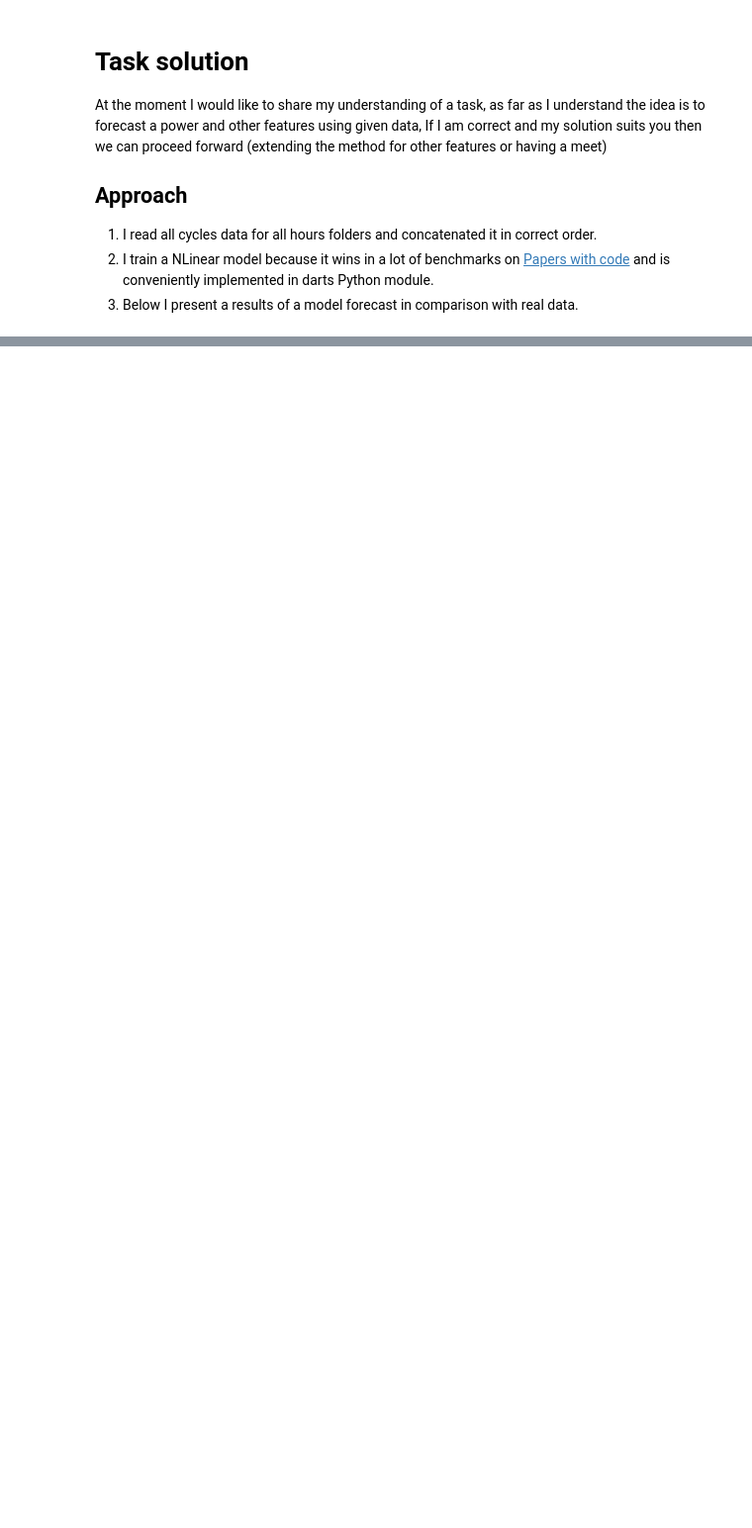
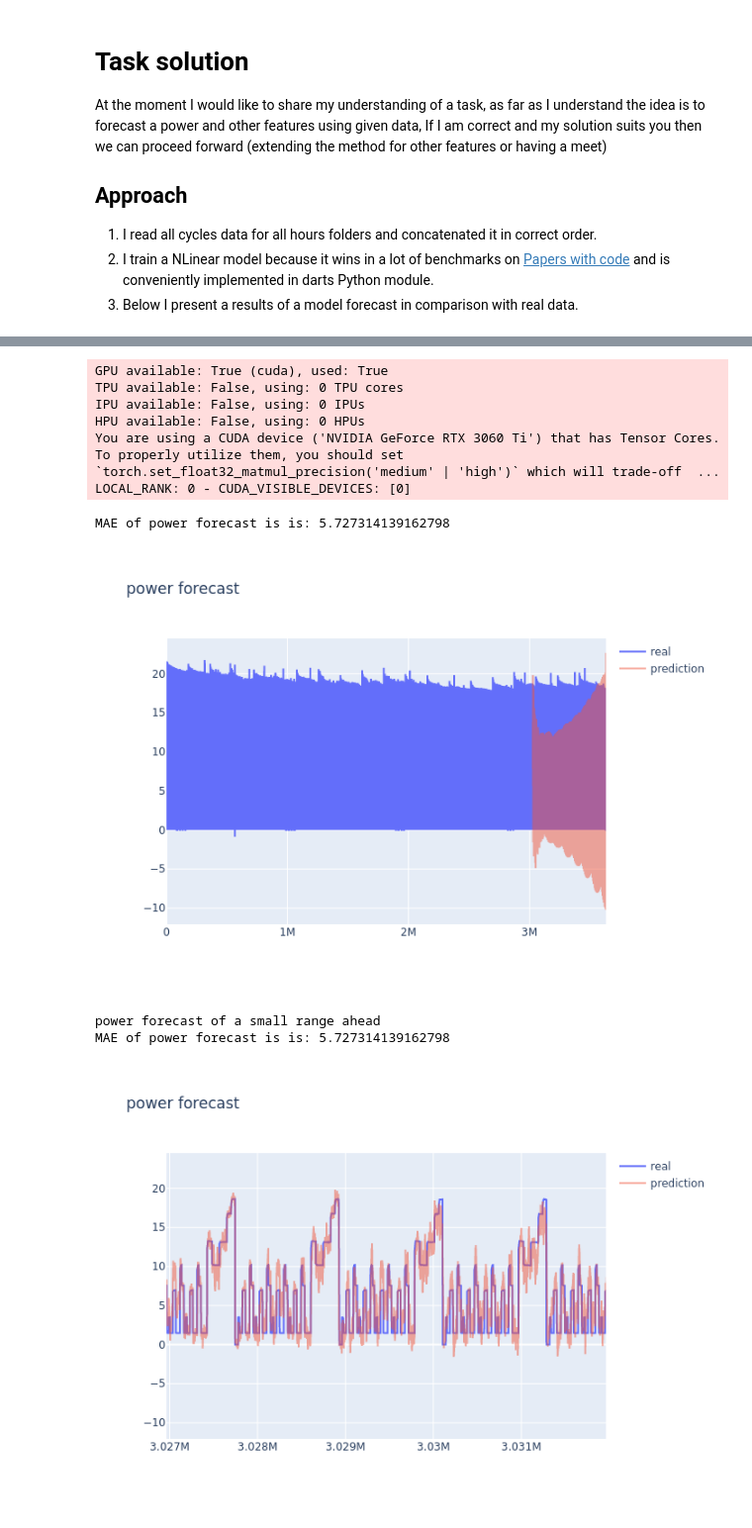
Before and after one commit to Blypa/cm_test_task, a Jupyter notebook: solution.ipynb, the cells around one changed output, grey strips where cells are left out. Shown at 99% size. Saved outputs shown, nothing was run; the diff lists cells and outputs as text; code cells hidden in the pictures; blank space fills up the shorter version.

```diff
--- a/solution.ipynb
+++ b/solution.ipynb
@@ -35,3 +39,15 @@ train, val = series[:split_point], series[split_point:]
 # %%
-# I load pretrained model as I used separate file for training and it's not relevant atm
-model = NLinearModel.load(os.path.join(MODEL_FOLDER, 'nlinear_full_data_1024_512.pkl'))
+# All features that we are forecasting
+features = ['power', 'voltage', 'pressure_cathode_inlet']
+
+# Create a dataset for each feature
+datasets = {}
+for feature in features:
+    series = darts.TimeSeries.from_dataframe(df_h, value_cols=feature)
+    datasets[feature] = series[:split_point], series[split_point:]
+
+# I load pretrained model for each feature as I used separate file for training and it's not relevant atm
+models = {
+    feature: NLinearModel.load(os.path.join(MODEL_FOLDER, f'nlinear_full_data_{feature}_1024_512.pkl'))
+    for feature in features
+}
@@ -116,0 +66,37 @@ MAE of results is: 1.2445087924844442
+# %%
+for feature in features:
+
+    train, val = datasets[feature]
+
+    predictions = models[feature].predict(len(val))
+
+    display_results(
+        df=df_h,
+        feature=feature,
+        prediction=predictions,
+        val=val,
+        train_len=len(train),
+    )
+
+    print(f'{feature} forecast of a small range ahead')
+
+    display_results(
+        df=df_h,
+        feature=feature,
+        prediction=predictions,
+        val=val,
+        train_len=len(train),
+        max_len=5_000
+    )
+# %% [output]
+GPU available: True (cuda), used: True
+TPU available: False, using: 0 TPU cores
+IPU available: False, using: 0 IPUs
+HPU available: False, using: 0 HPUs
+You are using a CUDA device ('NVIDIA GeForce RTX 3060 Ti') that has Tensor Cores. To properly utilize them, you should set `torch.set_float32_matmul_precision('medium' | 'high')` which will trade-off  ...
+LOCAL_RANK: 0 - CUDA_VISIBLE_DEVICES: [0]
+MAE of power forecast is is: 5.727314139162798
+[figure, added]
+power forecast of a small range ahead
+MAE of power forecast is is: 5.727314139162798
+[figure, added]
```
Also changed, not shown: parts of 10 cells of this notebook, 9 other files.
